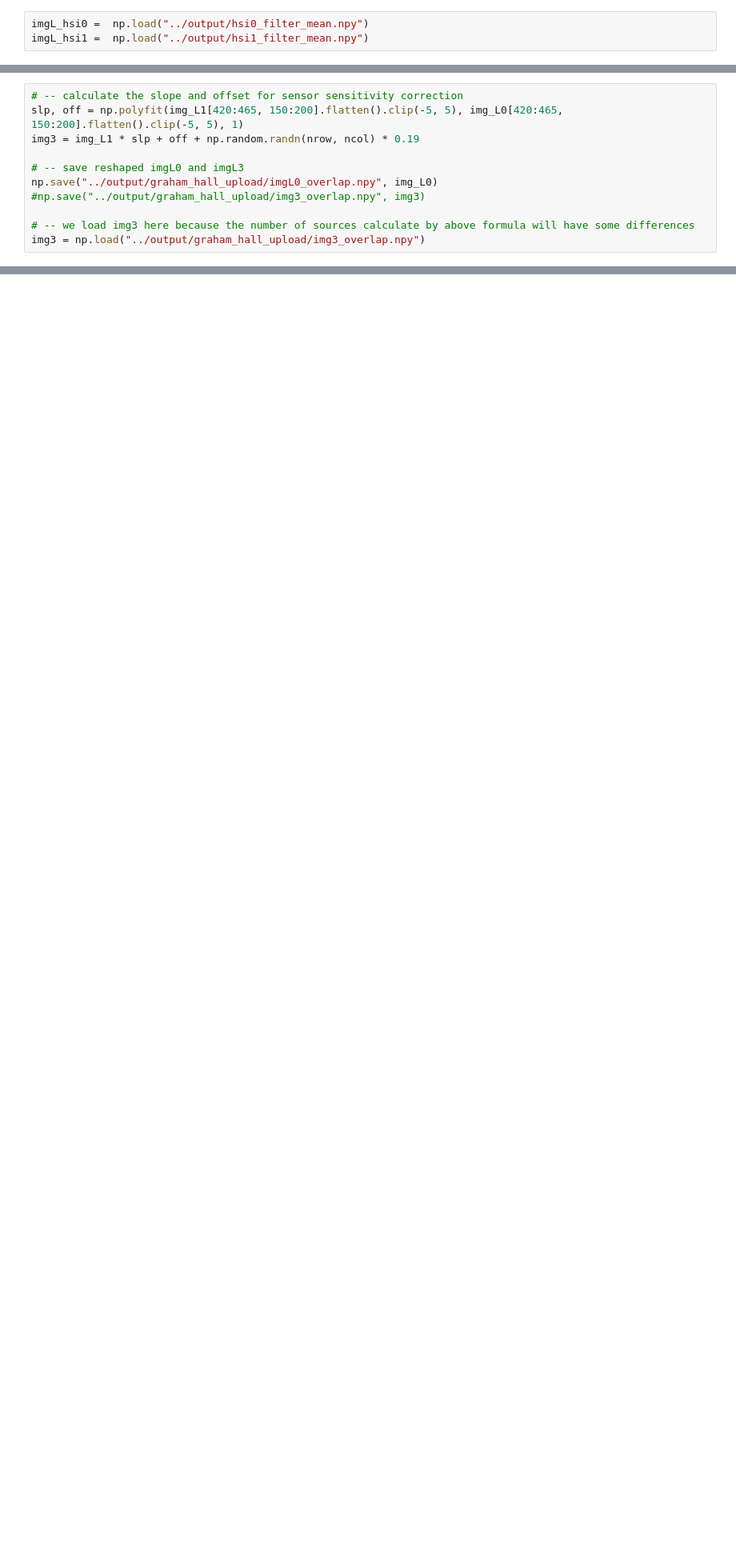
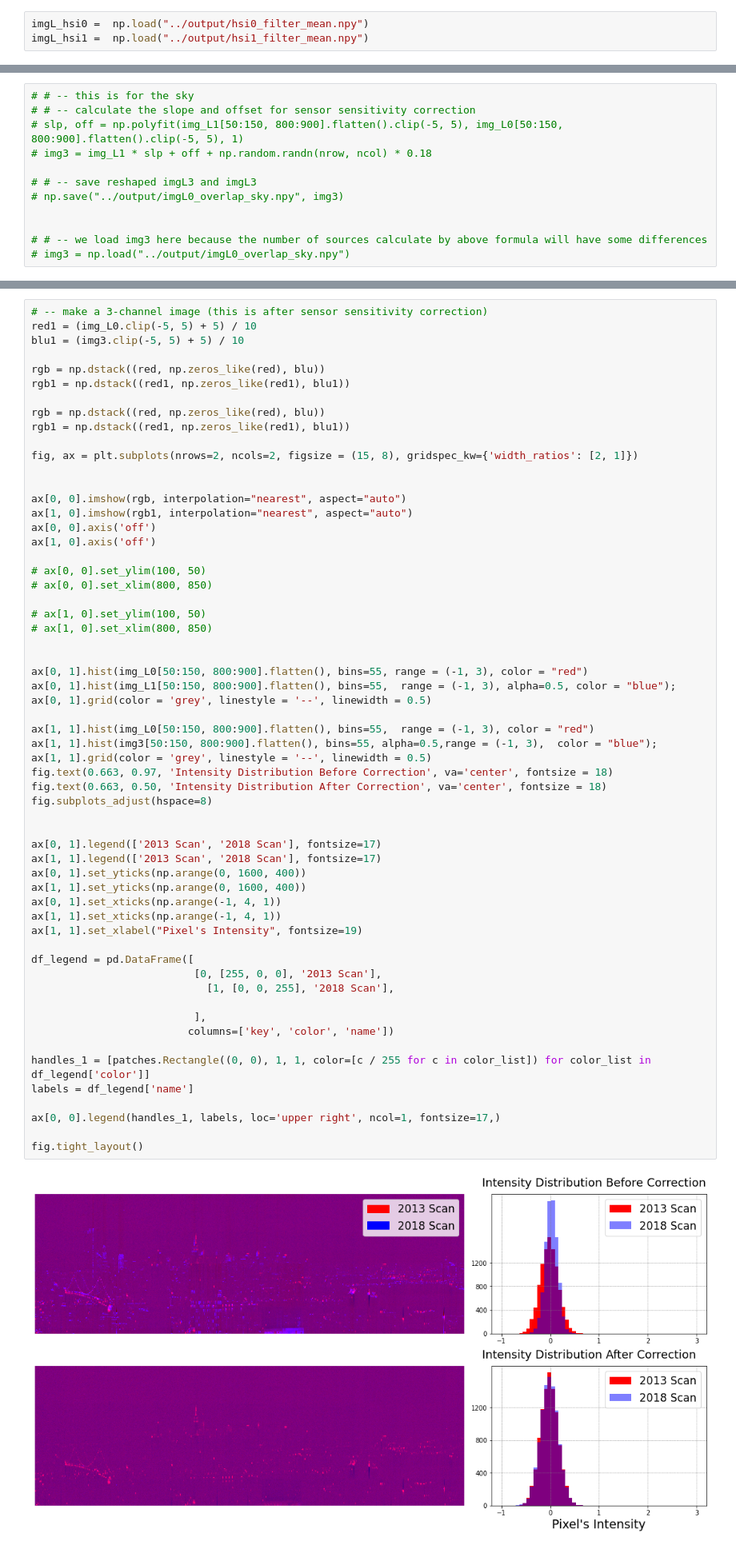
Before and after one commit to gdobler/lighting-tech-changeover, a Jupyter notebook: ltco/Sensor_Sensitivity_Correction.ipynb, the cells around one changed output, grey strips where cells are left out. Shown at 80% size. Cells and saved outputs as stored; diff of their text form; blank space fills up the shorter version.

Commit message:
sensor_correction_by_sky_test

```diff
--- a/ltco/Sensor_Sensitivity_Correction.ipynb
+++ b/ltco/Sensor_Sensitivity_Correction.ipynb
@@ -36,11 +92,12 @@ nrow, ncol = img_L0.shape
 # %%
-# -- calculate the slope and offset for sensor sensitivity correction
-slp, off = np.polyfit(img_L1[420:465, 150:200].flatten().clip(-5, 5), img_L0[420:465, 150:200].flatten().clip(-5, 5), 1)
-img3 = img_L1 * slp + off + np.random.randn(nrow, ncol) * 0.19
+# # -- this is for the sky
+# # -- calculate the slope and offset for sensor sensitivity correction
+# slp, off = np.polyfit(img_L1[50:150, 800:900].flatten().clip(-5, 5), img_L0[50:150, 800:900].flatten().clip(-5, 5), 1)
+# img3 = img_L1 * slp + off + np.random.randn(nrow, ncol) * 0.18
 
-# -- save reshaped imgL0 and imgL3
-np.save("../output/graham_hall_upload/imgL0_overlap.npy", img_L0)
-#np.save("../output/graham_hall_upload/img3_overlap.npy", img3)
+# # -- save reshaped imgL3 and imgL3
+# np.save("../output/imgL0_overlap_sky.npy", img3)
 
-# -- we load img3 here because the number of sources calculate by above formula will have some differences
-img3 = np.load("../output/graham_hall_upload/img3_overlap.npy")
+
+# # -- we load img3 here because the number of sources calculate by above formula will have some differences
+# img3 = np.load("../output/imgL0_overlap_sky.npy")
@@ -101,2 +185,63 @@ No artists with labels found to put in legend.  Note that artists whose label st
+# %%
+# -- make a 3-channel image (this is after sensor sensitivity correction)
+red1 = (img_L0.clip(-5, 5) + 5) / 10
+blu1 = (img3.clip(-5, 5) + 5) / 10
+
+rgb = np.dstack((red, np.zeros_like(red), blu))
+rgb1 = np.dstack((red1, np.zeros_like(red1), blu1))
+
+rgb = np.dstack((red, np.zeros_like(red), blu))
+rgb1 = np.dstack((red1, np.zeros_like(red1), blu1))
+
+fig, ax = plt.subplots(nrows=2, ncols=2, figsize = (15, 8), gridspec_kw={'width_ratios': [2, 1]})
+
+
+ax[0, 0].imshow(rgb, interpolation="nearest", aspect="auto")
+ax[1, 0].imshow(rgb1, interpolation="nearest", aspect="auto")
+ax[0, 0].axis('off')
+ax[1, 0].axis('off')
+
+# ax[0, 0].set_ylim(100, 50)
+# ax[0, 0].set_xlim(800, 850)
+
+# ax[1, 0].set_ylim(100, 50)
+# ax[1, 0].set_xlim(800, 850)
+
+
+ax[0, 1].hist(img_L0[50:150, 800:900].flatten(), bins=55, range = (-1, 3), color = "red")
+ax[0, 1].hist(img_L1[50:150, 800:900].flatten(), bins=55,  range = (-1, 3), alpha=0.5, color = "blue");
+ax[0, 1].grid(color = 'grey', linestyle = '--', linewidth = 0.5)
+
+ax[1, 1].hist(img_L0[50:150, 800:900].flatten(), bins=55,  range = (-1, 3), color = "red")
+ax[1, 1].hist(img3[50:150, 800:900].flatten(), bins=55, alpha=0.5,range = (-1, 3),  color = "blue");
+ax[1, 1].grid(color = 'grey', linestyle = '--', linewidth = 0.5)
+fig.text(0.663, 0.97, 'Intensity Distribution Before Correction', va='center', fontsize = 18)
+fig.text(0.663, 0.50, 'Intensity Distribution After Correction', va='center', fontsize = 18)
+fig.subplots_adjust(hspace=8)
+
+
+ax[0, 1].legend(['2013 Scan', '2018 Scan'], fontsize=17)
+ax[1, 1].legend(['2013 Scan', '2018 Scan'], fontsize=17)
+ax[0, 1].set_yticks(np.arange(0, 1600, 400))
+ax[1, 1].set_yticks(np.arange(0, 1600, 400))
+ax[0, 1].set_xticks(np.arange(-1, 4, 1))
+ax[1, 1].set_xticks(np.arange(-1, 4, 1))
+ax[1, 1].set_xlabel("Pixel's Intensity", fontsize=19)
+
+df_legend = pd.DataFrame([
+                          [0, [255, 0, 0], '2013 Scan'],
+                            [1, [0, 0, 255], '2018 Scan'],
+
+                          ],
+                         columns=['key', 'color', 'name'])
+
+handles_1 = [patches.Rectangle((0, 0), 1, 1, color=[c / 255 for c in color_list]) for color_list in df_legend['color']]
+labels = df_legend['name']
+
+ax[0, 0].legend(handles_1, labels, loc='upper right', ncol=1, fontsize=17,)
+
+fig.tight_layout()
+# %% [output]
+[figure, added]
 # %%
 # -- make a 3-channel image (this is after sensor sensitivity correction)
```
Also changed, not shown: parts of 22 cells of this notebook.
